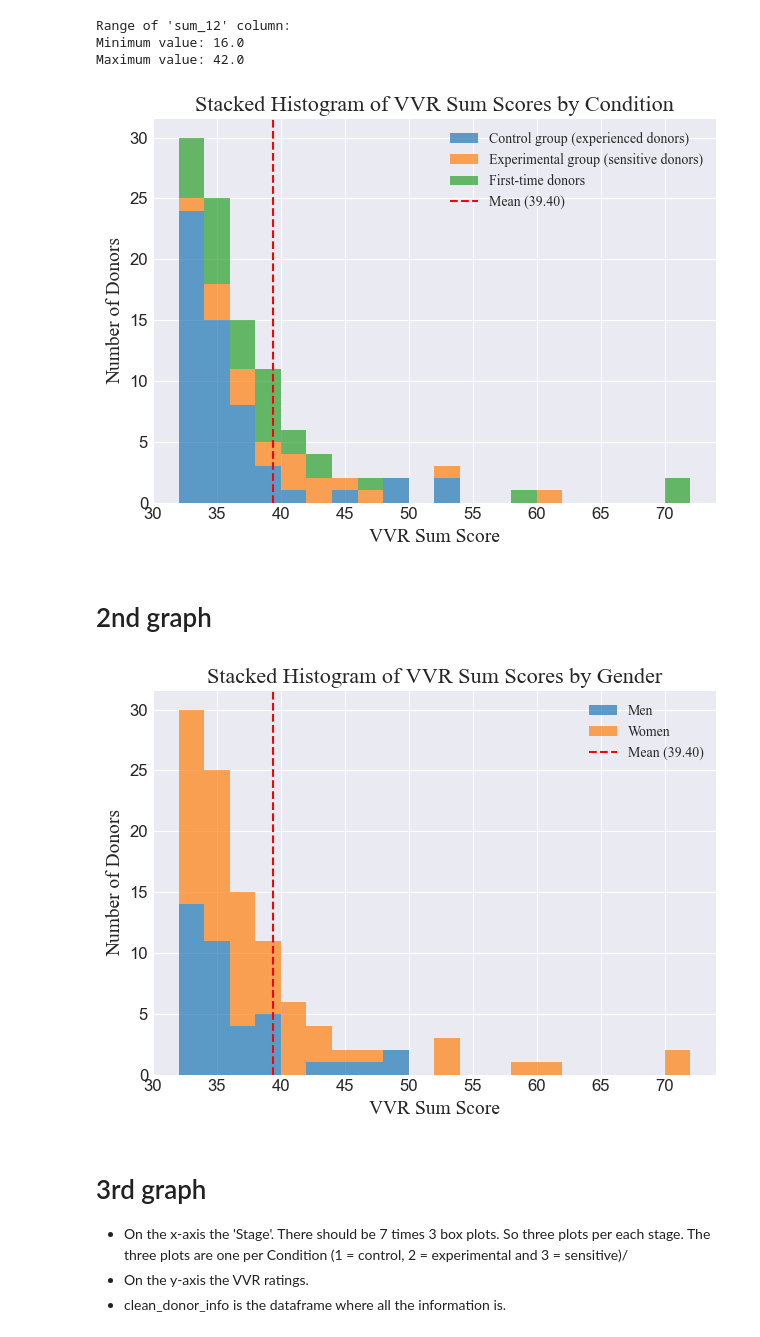
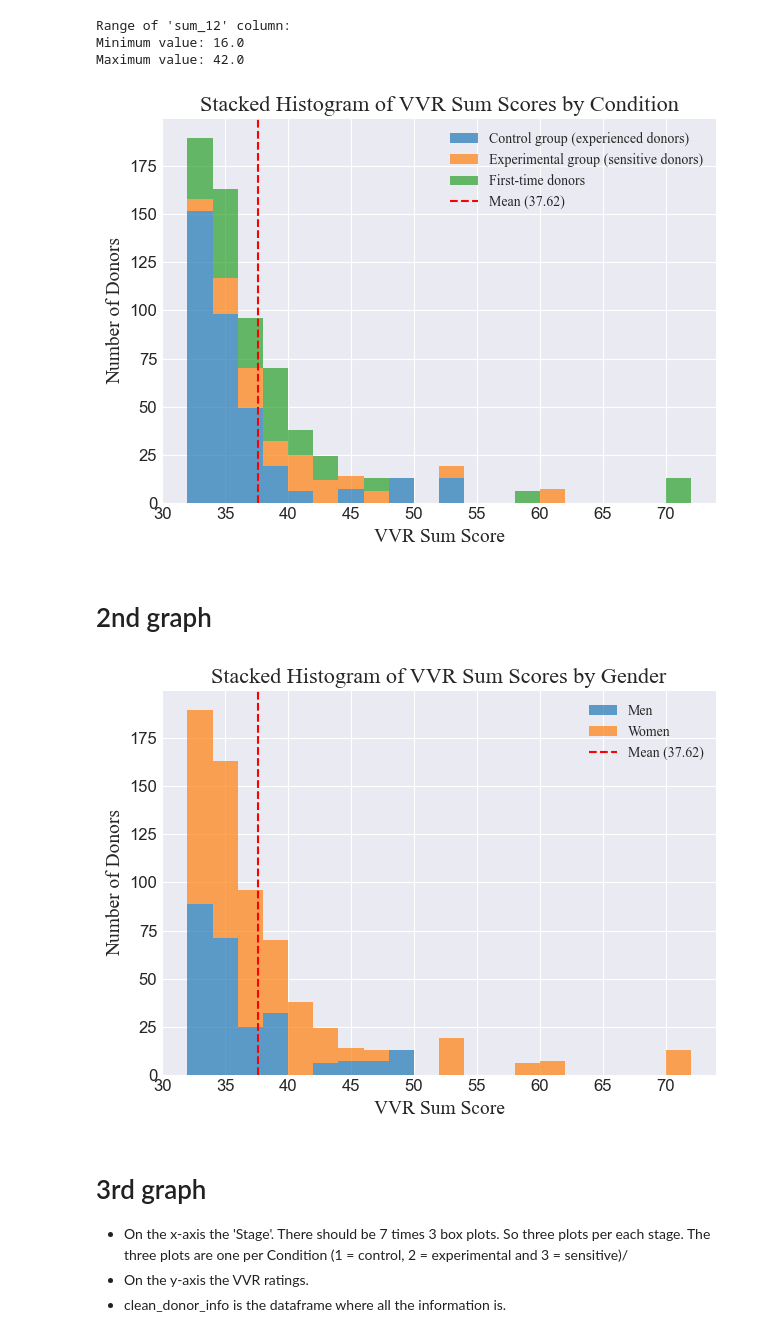
Before and after one commit to DionneSpaltman/predicting_VVR, a Jupyter notebook: visualization/VVR.ipynb, the cells around one changed output. Cells and saved outputs as stored; diff of their text form; code cells hidden in the pictures.

Commit message:
Changed figure 3 and 4

```diff
--- a/visualization/VVR.ipynb
+++ b/visualization/VVR.ipynb
@@ -6,6 +6,8 @@ Everything you need to know about matplotlib can be find in its documentation: h
 import numpy
 import pandas
 import matplotlib.pyplot as plt
+# %%
+complete_data_104 = pandas.read_csv('/Users/dionnespaltman/Desktop/V4/VVR_measurements/complete_data_104_participants.csv')
 # %%
 clean_donor_info = pandas.read_csv('/Users/dionnespaltman/Desktop/V4/V3_processed_donor_info.csv')
 # # VVR_scores_final = pandas.read_csv('/Users/dionnespaltman/Desktop/V3/VVR_scores_final.csv')
@@ -73,42 +75,42 @@ import seaborn as sns
 plt.style.use('seaborn-darkgrid')
 
 # Filter the DataFrame to include only rows with VVR sum scores between 10 and 100
-filtered_df = standardized_complete_dataset[(standardized_complete_dataset['Sum_4567'] >= 10) & (standardized_complete_dataset['Sum_4567'] <= 100)]
+filtered_df = complete_data_104[(complete_data_104['Sum_4567'] >= 10) & (complete_data_104['Sum_4567'] <= 100)]
 
 # Create a stacked histogram
 plt.hist([filtered_df[filtered_df['Condition'] == 1]['Sum_4567'],
           filtered_df[filtered_df['Condition'] == 2]['Sum_4567'],
           filtered_df[filtered_df['Condition'] == 3]['Sum_4567']],
          bins=20, color=['#1f77b4', '#ff7f0e', '#2ca02c'], alpha=0.7, stacked=True,
          label=['Control group (experienced donors)',
                 'Experimental group (sensitive donors)',
                 'First-time donors'])
 
 # Add a vertical dotted line for the mean
-mean_value = 39.4
+mean_value = 37.61561561561562
 plt.axvline(x=mean_value, color='red', linestyle='--', label=f'Mean ({mean_value:.2f})')
 
 # Set labels and title
 plt.xlabel('VVR Sum Score', fontsize=14, fontname='Times New Roman')
 plt.ylabel('Number of Donors', fontsize=14, fontname='Times New Roman')
 plt.title('Stacked Histogram of VVR Sum Scores by Condition', fontsize=16, fontname='Times New Roman')
 
 # Add legend with Times New Roman font
 plt.legend(prop={'family': 'Times New Roman'})
 
 # Remove the top and right spines
 plt.gca().spines['top'].set_visible(False)
 plt.gca().spines['right'].set_visible(False)
 
 # Increase the font size of ticks
 plt.xticks(fontsize=12)
 plt.yticks(fontsize=12)
 
 # Show the plot
 plt.tight_layout()
 plt.show()
 # %% [output]
-[figure, old version]
+[figure, new version]
 # %% [markdown]
 # 2nd graph
 # %%
@@ -119,7 +121,7 @@ import seaborn as sns
 plt.style.use('seaborn-darkgrid')
 
 # Filter the DataFrame to include only rows with VVR sum scores between 10 and 100
-filtered_df = standardized_complete_dataset[(standardized_complete_dataset['Sum_4567'] >= 10) & (standardized_complete_dataset['Sum_4567'] <= 100)]
+filtered_df = complete_data_104[(complete_data_104['Sum_4567'] >= 10) & (complete_data_104['Sum_4567'] <= 100)]
 
 # Create a stacked histogram
 plt.hist([filtered_df[filtered_df['Gender'] == 1]['Sum_4567'],
@@ -128,7 +130,7 @@ plt.hist([filtered_df[filtered_df['Gender'] == 1]['Sum_4567'],
          label=['Men',
                 'Women'])
 # Add a vertical dotted line for the mean
-mean_value = 39.4
+mean_value = 37.61561561561562
 plt.axvline(x=mean_value, color='red', linestyle='--', label=f'Mean ({mean_value:.2f})')
 
 # Set labels and title
@@ -151,7 +153,7 @@ plt.yticks(fontsize=12)
 plt.tight_layout()
 plt.show()
 # %% [output]
-[figure, old version]
+[figure, new version]
 # %% [markdown]
 # 3rd graph
 - On the x-axis the 'Stage'. There should be 7 times 3 box plots. So three plots per each stage. The three plots are one per Condition (1 = control, 2 = experimental and 3 = sensitive)/
```
Also changed, not shown: parts of 3 cells of this notebook, 2 other files.
